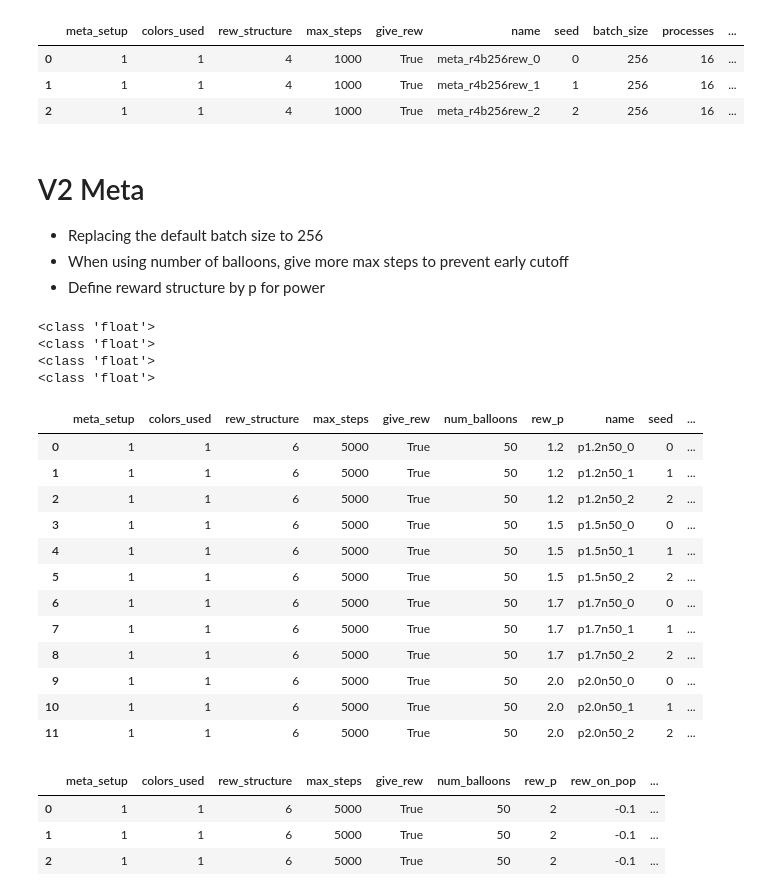
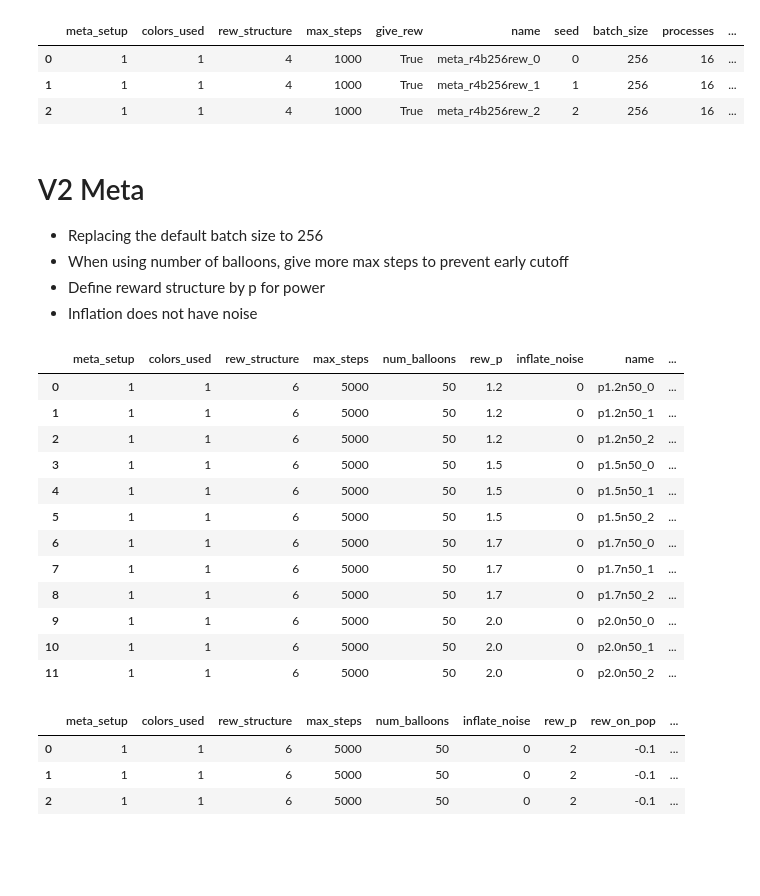
Before and after one commit to liuandrew/bart_ppo, a Jupyter notebook: write_and_test/write_experiments.ipynb, the cells around one changed output. Saved outputs shown, nothing was run; the diff lists cells and outputs as text; code cells hidden in the pictures; blank space fills up the shorter version.

```diff
--- a/write_and_test/write_experiments.ipynb
+++ b/write_and_test/write_experiments.ipynb
@@ -2348,6 +2348,7 @@ pd.DataFrame(rows)
 - Replacing the default batch size to 256
 - When using number of balloons, give more max steps to prevent early cutoff
 - Define reward structure by p for power
+- Inflation does not have noise
 # %%
 num_trials = 3
 
@@ -2359,8 +2360,8 @@ for i, p in enumerate(ps):
         exp_name = f'p{p}n50_{t}'
         env_kwargs = {'meta_setup': 1, 'colors_used': 1,
                     'rew_structure': 6, 'max_steps': 5000,
-                    'give_rew': True, 'num_balloons': 50,
-                    'rew_p': p}
+                    'num_balloons': 50, 'rew_p': p,
+                    'inflate_noise': 0}
         row = env_kwargs.copy()
         seed = 0*10+t
         row['name'] = exp_name
@@ -2375,51 +2376,47 @@ for i, p in enumerate(ps):
             'algo': 'ppo',
             'num_mini_batch': 16,
             'num_processes': 16,
             'num_steps': 256,
 
             'checkpoint_interval': 10,
-            'ep_verbosity': 1,
+            'ep_verbosity': 50,
             'save_dir': 'meta_v2',
 
             'seed': seed,
             'no_cuda': True,
             'env_kwargs': env_kwargs,
 
             'nn_base': 'DelayedRNNPPO',
             'nn_base_kwargs': {'hidden_size': 64,},
         }
         # for k, v in variation['config'].items():
         #     config[k] = v
 
         row['name'] = config['exp_name']
         row['batch_size'] = config['num_steps']
         row['seed'] = config['seed']
         row['processes'] = config['num_processes']
         row['mini_batch'] = config['num_mini_batch']
         row['total_steps'] = config['num_env_steps']
         # row['recurrent'] = config['nn_base_kwargs']['recurrent']
         pickle.dump(config, open('../experiment_configs/' + exp_name, 'wb'))
 
 
 pd.DataFrame(rows)
 # %% [output]
-<class 'float'>
-<class 'float'>
-<class 'float'>
-<class 'float'>
-|  | meta_setup | colors_used | rew_structure | max_steps | give_rew | num_balloons | rew_p | name | seed | ... |
-| 0 | 1 | 1 | 6 | 5000 | True | 50 | 1.2 | p1.2n50_0 | 0 | ... |
-| 1 | 1 | 1 | 6 | 5000 | True | 50 | 1.2 | p1.2n50_1 | 1 | ... |
-| 2 | 1 | 1 | 6 | 5000 | True | 50 | 1.2 | p1.2n50_2 | 2 | ... |
-| 3 | 1 | 1 | 6 | 5000 | True | 50 | 1.5 | p1.5n50_0 | 0 | ... |
-| 4 | 1 | 1 | 6 | 5000 | True | 50 | 1.5 | p1.5n50_1 | 1 | ... |
-| 5 | 1 | 1 | 6 | 5000 | True | 50 | 1.5 | p1.5n50_2 | 2 | ... |
-| 6 | 1 | 1 | 6 | 5000 | True | 50 | 1.7 | p1.7n50_0 | 0 | ... |
-| 7 | 1 | 1 | 6 | 5000 | True | 50 | 1.7 | p1.7n50_1 | 1 | ... |
-| 8 | 1 | 1 | 6 | 5000 | True | 50 | 1.7 | p1.7n50_2 | 2 | ... |
-| 9 | 1 | 1 | 6 | 5000 | True | 50 | 2.0 | p2.0n50_0 | 0 | ... |
-| 10 | 1 | 1 | 6 | 5000 | True | 50 | 2.0 | p2.0n50_1 | 1 | ... |
-| 11 | 1 | 1 | 6 | 5000 | True | 50 | 2.0 | p2.0n50_2 | 2 | ... |
+|  | meta_setup | colors_used | rew_structure | max_steps | num_balloons | rew_p | inflate_noise | name | ... |
+| 0 | 1 | 1 | 6 | 5000 | 50 | 1.2 | 0 | p1.2n50_0 | ... |
+| 1 | 1 | 1 | 6 | 5000 | 50 | 1.2 | 0 | p1.2n50_1 | ... |
+| 2 | 1 | 1 | 6 | 5000 | 50 | 1.2 | 0 | p1.2n50_2 | ... |
+| 3 | 1 | 1 | 6 | 5000 | 50 | 1.5 | 0 | p1.5n50_0 | ... |
+| 4 | 1 | 1 | 6 | 5000 | 50 | 1.5 | 0 | p1.5n50_1 | ... |
+| 5 | 1 | 1 | 6 | 5000 | 50 | 1.5 | 0 | p1.5n50_2 | ... |
+| 6 | 1 | 1 | 6 | 5000 | 50 | 1.7 | 0 | p1.7n50_0 | ... |
+| 7 | 1 | 1 | 6 | 5000 | 50 | 1.7 | 0 | p1.7n50_1 | ... |
+| 8 | 1 | 1 | 6 | 5000 | 50 | 1.7 | 0 | p1.7n50_2 | ... |
+| 9 | 1 | 1 | 6 | 5000 | 50 | 2.0 | 0 | p2.0n50_0 | ... |
+| 10 | 1 | 1 | 6 | 5000 | 50 | 2.0 | 0 | p2.0n50_1 | ... |
+| 11 | 1 | 1 | 6 | 5000 | 50 | 2.0 | 0 | p2.0n50_2 | ... |
 # %%
 num_trials = 3
 
@@ -2428,7 +2425,7 @@ for t in range(num_trials):
     exp_name = f'p2n50pop0.1_{t}'
     env_kwargs = {'meta_setup': 1, 'colors_used': 1,
                 'rew_structure': 6, 'max_steps': 5000,
-                'give_rew': True, 'num_balloons': 50,
+                'num_balloons': 50, 'inflate_noise': 0,
                 'rew_p': 2, 'rew_on_pop': -0.1}
     row = env_kwargs.copy()
     seed = 0*10+t
@@ -2447,7 +2444,7 @@ for t in range(num_trials):
         'num_steps': 256,
 
         'checkpoint_interval': 10,
-        'ep_verbosity': 1,
+        'ep_verbosity': 50,
         'save_dir': 'meta_v2',
 
         'seed': seed,
@@ -2472,7 +2469,7 @@ for t in range(num_trials):
 
 pd.DataFrame(rows)
 # %% [output]
-|  | meta_setup | colors_used | rew_structure | max_steps | give_rew | num_balloons | rew_p | rew_on_pop | ... |
-| 0 | 1 | 1 | 6 | 5000 | True | 50 | 2 | -0.1 | ... |
-| 1 | 1 | 1 | 6 | 5000 | True | 50 | 2 | -0.1 | ... |
-| 2 | 1 | 1 | 6 | 5000 | True | 50 | 2 | -0.1 | ... |
+|  | meta_setup | colors_used | rew_structure | max_steps | num_balloons | inflate_noise | rew_p | rew_on_pop | ... |
+| 0 | 1 | 1 | 6 | 5000 | 50 | 0 | 2 | -0.1 | ... |
+| 1 | 1 | 1 | 6 | 5000 | 50 | 0 | 2 | -0.1 | ... |
+| 2 | 1 | 1 | 6 | 5000 | 50 | 0 | 2 | -0.1 | ... |
```
Also changed, not shown: parts of 7 cells of this notebook, 5 other files.
